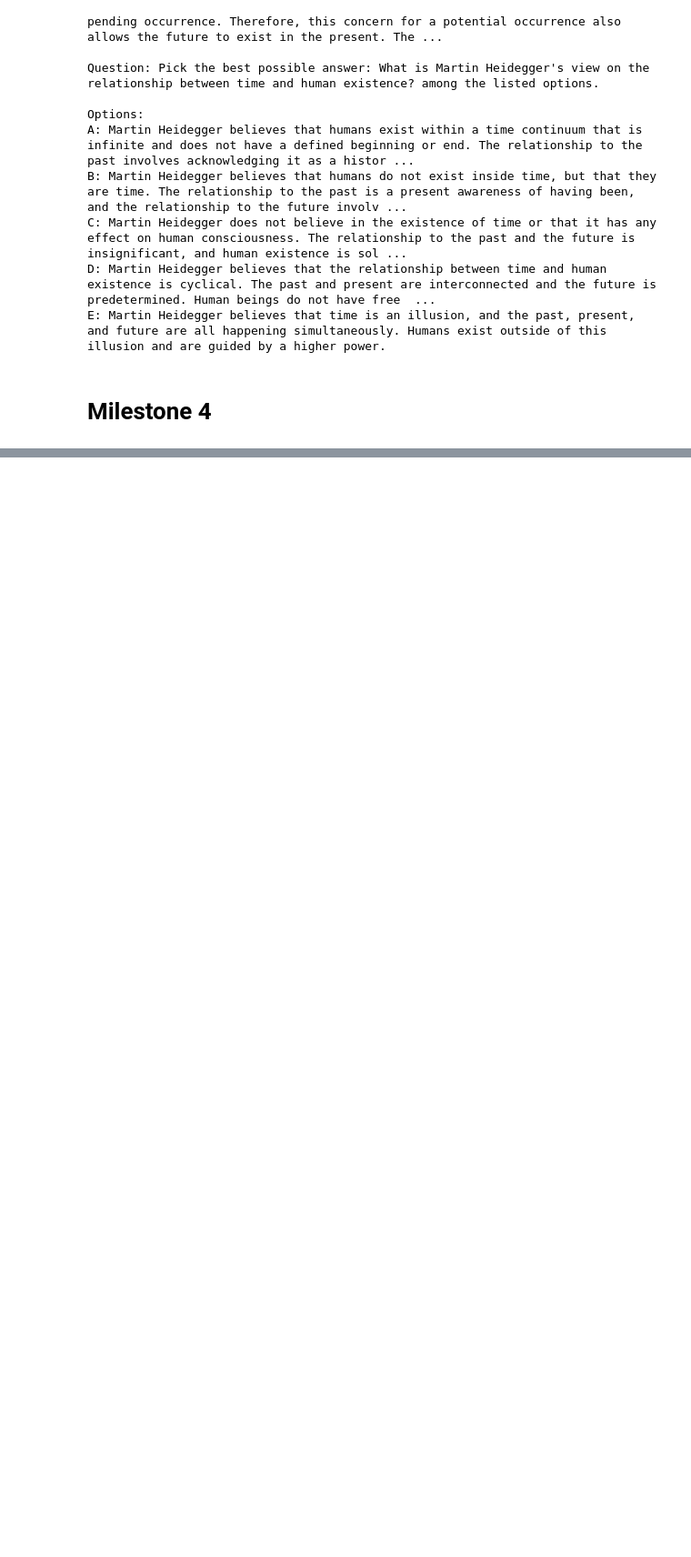
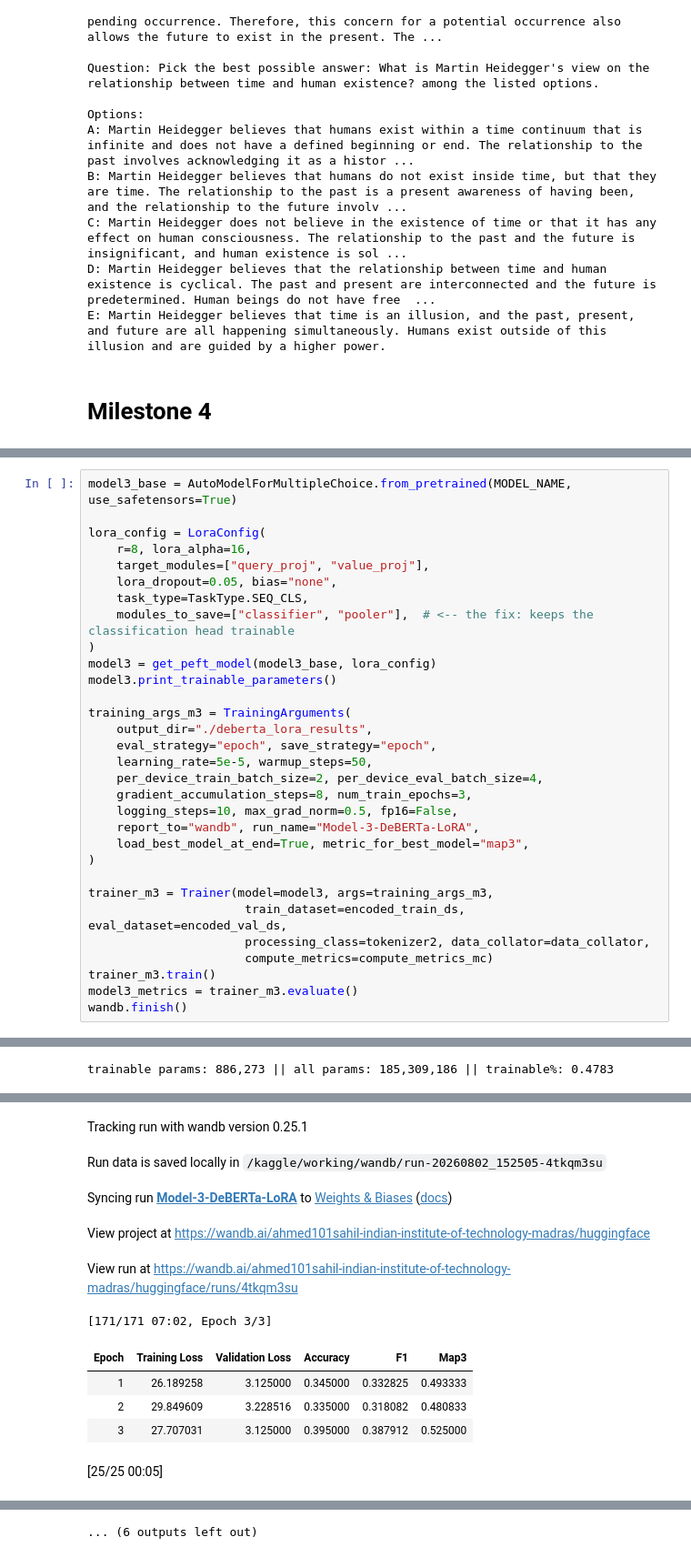
Before and after one commit to 22f2000691/dlgenai-t22026, a Jupyter notebook: DL-22f2000691-notebook-t22026.ipynb, the cells around one changed output, grey strips where cells are left out. Shown at 91% size. Cells and saved outputs as stored; diff of their text form; blank space fills up the shorter version.

Commit message:
Added three models and other fixes

```diff
--- a/DL-22f2000691-notebook-t22026.ipynb
+++ b/DL-22f2000691-notebook-t22026.ipynb
@@ -704,0 +705,32 @@ Find logs at: ./wandb/run-20260802_104116-hs68zijd/logs
+# %%
+model3_base = AutoModelForMultipleChoice.from_pretrained(MODEL_NAME, use_safetensors=True)
+
+lora_config = LoraConfig(
+    r=8, lora_alpha=16,
+    target_modules=["query_proj", "value_proj"],
+    lora_dropout=0.05, bias="none",
+    task_type=TaskType.SEQ_CLS,
+    modules_to_save=["classifier", "pooler"],  # <-- the fix: keeps the classification head trainable
+)
+model3 = get_peft_model(model3_base, lora_config)
+model3.print_trainable_parameters()
+
+training_args_m3 = TrainingArguments(
+    output_dir="./deberta_lora_results",
+    eval_strategy="epoch", save_strategy="epoch",
+    learning_rate=5e-5, warmup_steps=50,
+    per_device_train_batch_size=2, per_device_eval_batch_size=4,
+    gradient_accumulation_steps=8, num_train_epochs=3,
+    logging_steps=10, max_grad_norm=0.5, fp16=False,
+    report_to="wandb", run_name="Model-3-DeBERTa-LoRA",
+    load_best_model_at_end=True, metric_for_best_model="map3",
+)
+
+trainer_m3 = Trainer(model=model3, args=training_args_m3,
+                      train_dataset=encoded_train_ds, eval_dataset=encoded_val_ds,
+                      processing_class=tokenizer2, data_collator=data_collator,
+                      compute_metrics=compute_metrics_mc)
+trainer_m3.train()
+model3_metrics = trainer_m3.evaluate()
+wandb.finish()
+# %% [output]
@@ -704,0 +754 @@ Find logs at: ./wandb/run-20260802_104116-hs68zijd/logs
+trainable params: 886,273 || all params: 185,309,186 || trainable%: 0.4783
@@ -704,0 +756,11 @@ Find logs at: ./wandb/run-20260802_104116-hs68zijd/logs
+Tracking run with wandb version 0.25.1
+Run data is saved locally in /kaggle/working/wandb/run-20260802_152505-4tkqm3su
+Syncing run Model-3-DeBERTa-LoRA to Weights & Biases (docs)
+View project at https://wandb.ai/ahmed101sahil-indian-institute-of-technology-madras/huggingface
+View run at https://wandb.ai/ahmed101sahil-indian-institute-of-technology-madras/huggingface/runs/4tkqm3su
+[171/171 07:02, Epoch 3/3]
+| Epoch | Training Loss | Validation Loss | Accuracy | F1 | Map3 |
+| 1 | 26.189258 | 3.125000 | 0.345000 | 0.332825 | 0.493333 |
+| 2 | 29.849609 | 3.228516 | 0.335000 | 0.318082 | 0.480833 |
+| 3 | 27.707031 | 3.125000 | 0.395000 | 0.387912 | 0.525000 |
+[25/25 00:05]
@@ -704,0 +768 @@ Find logs at: ./wandb/run-20260802_104116-hs68zijd/logs
+... (6 outputs left out)
```
Also changed, not shown: parts of 12 cells of this notebook.
